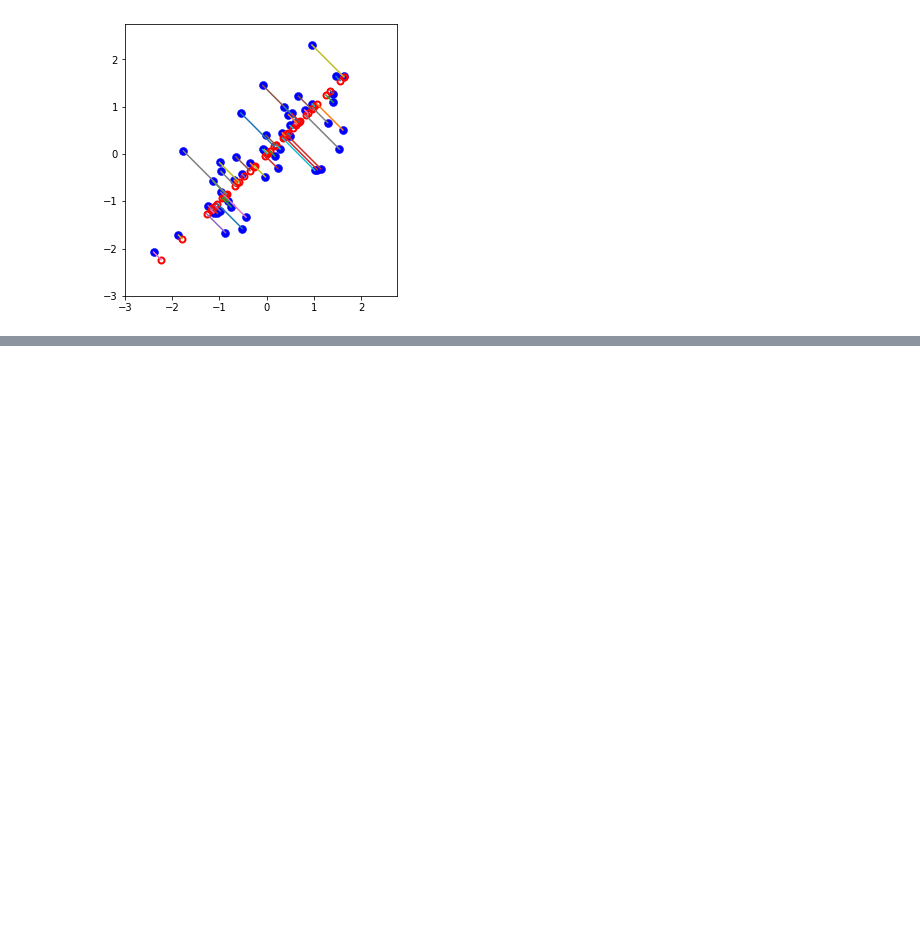
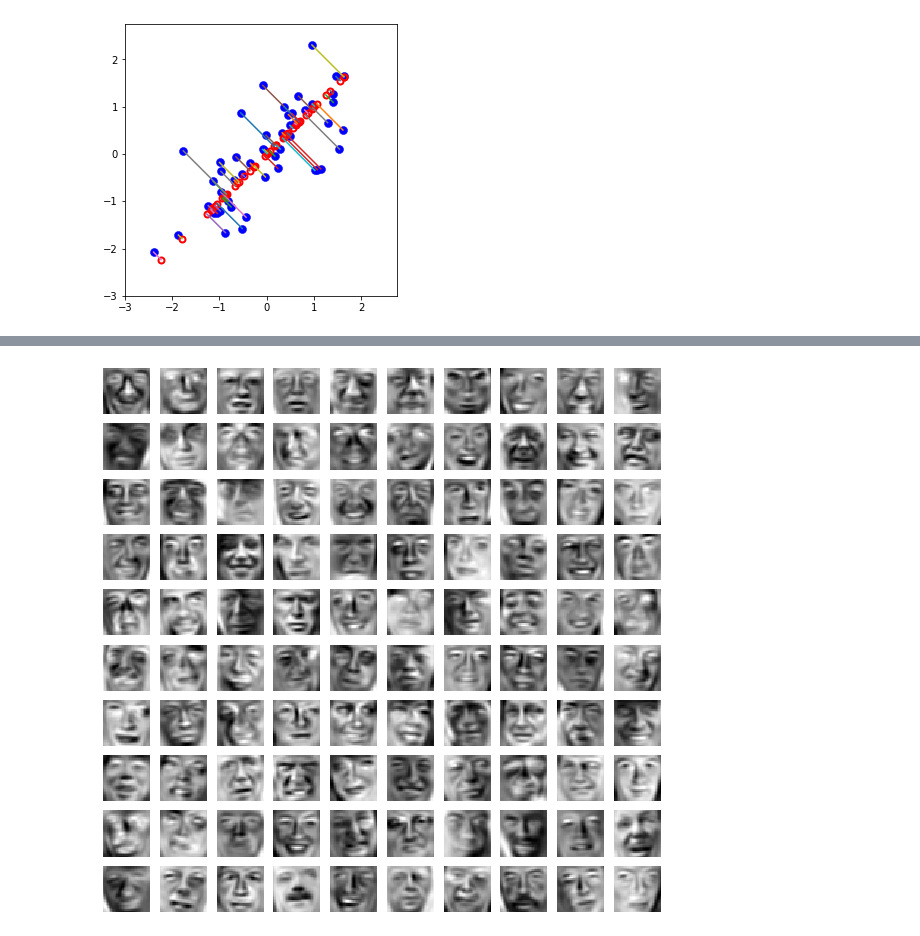
Before and after one commit to nitzmali/AndrewNgCoursera, a Jupyter notebook: K-Means Clustering and PCA/PCA.ipynb, the cells around one changed output, grey strips where cells are left out. Cells and saved outputs as stored; diff of their text form; code cells hidden in the pictures; blank space fills up the shorter version.

```diff
--- a/K-Means Clustering and PCA/PCA.ipynb
+++ b/K-Means Clustering and PCA/PCA.ipynb
@@ -127,0 +152,9 @@ Successfully installed asn1crypto-0.24.0 bcrypt-3.1.7 cffi-1.12.3 cryptography-2
+# %%
+k=100
+Z=projectdata(U,X_norm,k)
+# %%
+X_rec=recoverdata(U,Z,k)
+# %%
+displaydata(X_rec)
+# %% [output]
+[figure, added]
```
Also changed, not shown: parts of 7 cells of this notebook, 33 other files.
